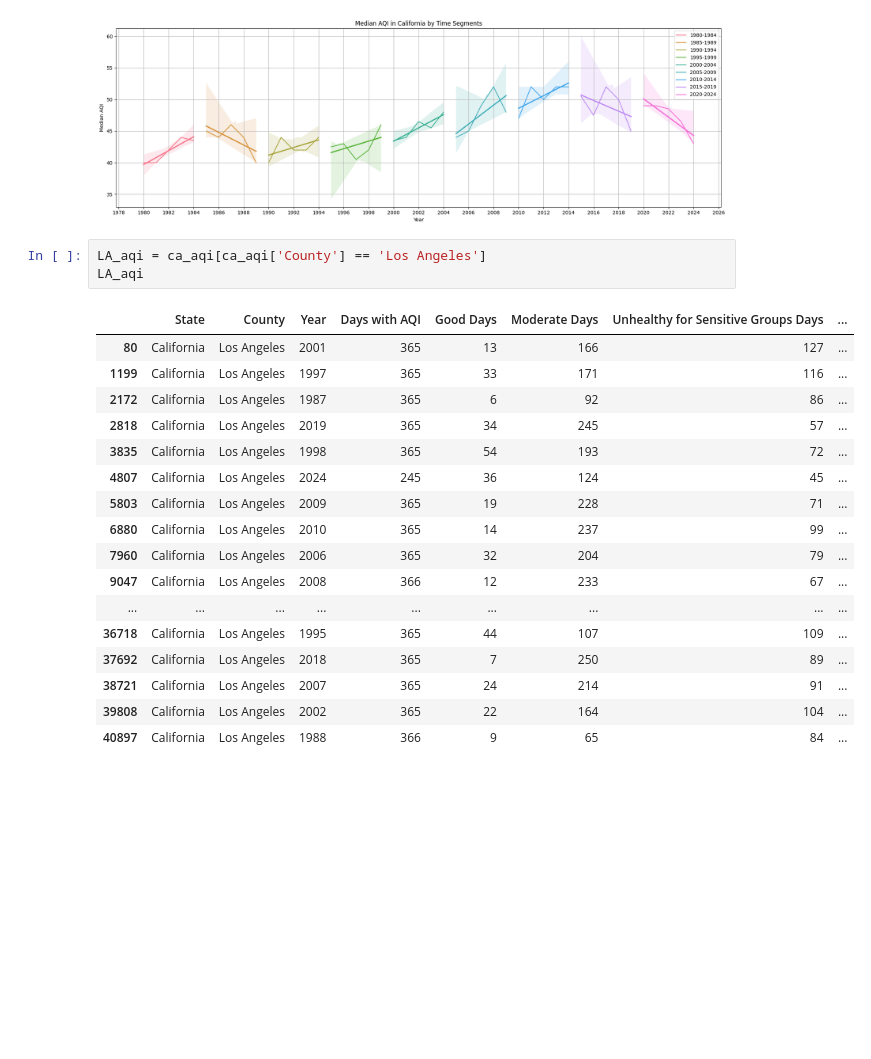
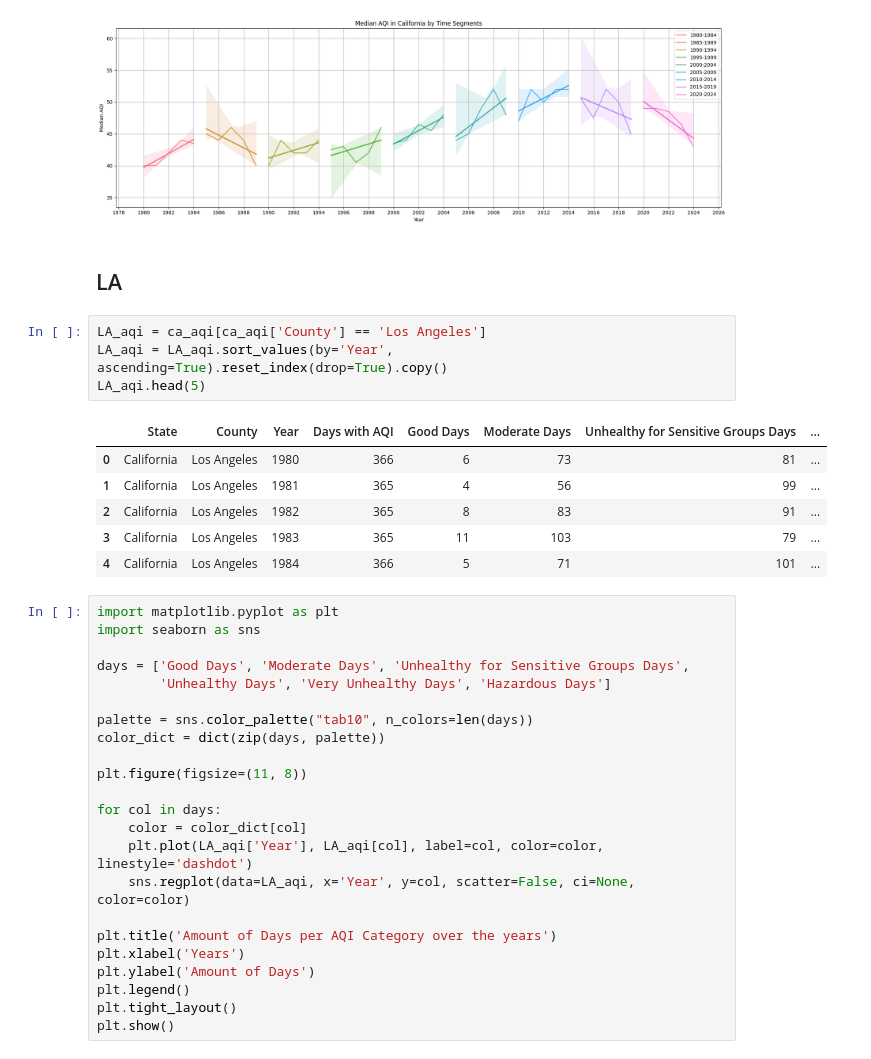
Before and after one commit to ivanrff/AQI-by-EPA, a Jupyter notebook: US_EPA_AQI.ipynb, the cells around one changed output. Cells and saved outputs as stored; diff of their text form; blank space fills up the shorter version.

```diff
--- a/US_EPA_AQI.ipynb
+++ b/US_EPA_AQI.ipynb
@@ -548,24 +547,39 @@ plt.tight_layout()
 plt.show()
 # %% [output]
 [figure]
+# %% [markdown]
+## LA
 # %%
 LA_aqi = ca_aqi[ca_aqi['County'] == 'Los Angeles']
-LA_aqi
+LA_aqi = LA_aqi.sort_values(by='Year', ascending=True).reset_index(drop=True).copy()
+LA_aqi.head(5)
 # %% [output]
 |  | State | County | Year | Days with AQI | Good Days | Moderate Days | Unhealthy for Sensitive Groups Days | ... |
-| 80 | California | Los Angeles | 2001 | 365 | 13 | 166 | 127 | ... |
-| 1199 | California | Los Angeles | 1997 | 365 | 33 | 171 | 116 | ... |
-| 2172 | California | Los Angeles | 1987 | 365 | 6 | 92 | 86 | ... |
-| 2818 | California | Los Angeles | 2019 | 365 | 34 | 245 | 57 | ... |
-| 3835 | California | Los Angeles | 1998 | 365 | 54 | 193 | 72 | ... |
-| 4807 | California | Los Angeles | 2024 | 245 | 36 | 124 | 45 | ... |
-| 5803 | California | Los Angeles | 2009 | 365 | 19 | 228 | 71 | ... |
-| 6880 | California | Los Angeles | 2010 | 365 | 14 | 237 | 99 | ... |
-| 7960 | California | Los Angeles | 2006 | 365 | 32 | 204 | 79 | ... |
-| 9047 | California | Los Angeles | 2008 | 366 | 12 | 233 | 67 | ... |
-| ... | ... | ... | ... | ... | ... | ... | ... | ... |
-| 36718 | California | Los Angeles | 1995 | 365 | 44 | 107 | 109 | ... |
-| 37692 | California | Los Angeles | 2018 | 365 | 7 | 250 | 89 | ... |
-| 38721 | California | Los Angeles | 2007 | 365 | 24 | 214 | 91 | ... |
-| 39808 | California | Los Angeles | 2002 | 365 | 22 | 164 | 104 | ... |
-| 40897 | California | Los Angeles | 1988 | 366 | 9 | 65 | 84 | ... |
+| 0 | California | Los Angeles | 1980 | 366 | 6 | 73 | 81 | ... |
+| 1 | California | Los Angeles | 1981 | 365 | 4 | 56 | 99 | ... |
+| 2 | California | Los Angeles | 1982 | 365 | 8 | 83 | 91 | ... |
+| 3 | California | Los Angeles | 1983 | 365 | 11 | 103 | 79 | ... |
+| 4 | California | Los Angeles | 1984 | 366 | 5 | 71 | 101 | ... |
+# %%
+import matplotlib.pyplot as plt
+import seaborn as sns
+
+days = ['Good Days', 'Moderate Days', 'Unhealthy for Sensitive Groups Days',
+        'Unhealthy Days', 'Very Unhealthy Days', 'Hazardous Days']
+
+palette = sns.color_palette("tab10", n_colors=len(days))
+color_dict = dict(zip(days, palette))
+
+plt.figure(figsize=(11, 8))
+
+for col in days:
+    color = color_dict[col]
+    plt.plot(LA_aqi['Year'], LA_aqi[col], label=col, color=color, linestyle='dashdot')
+    sns.regplot(data=LA_aqi, x='Year', y=col, scatter=False, ci=None, color=color)
+
+plt.title('Amount of Days per AQI Category over the years')
+plt.xlabel('Years')
+plt.ylabel('Amount of Days')
+plt.legend()
+plt.tight_layout()
+plt.show()
```
Also changed, not shown: parts of 2 cells of this notebook.
